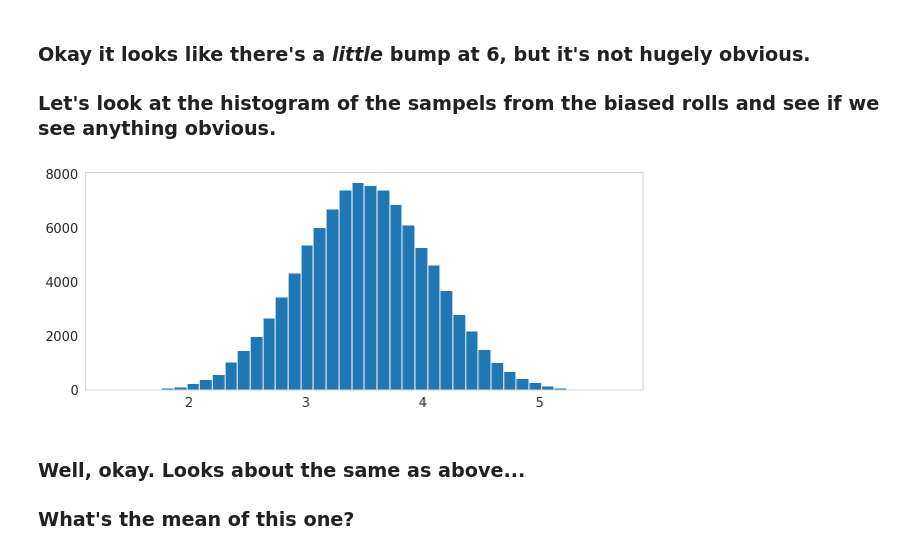
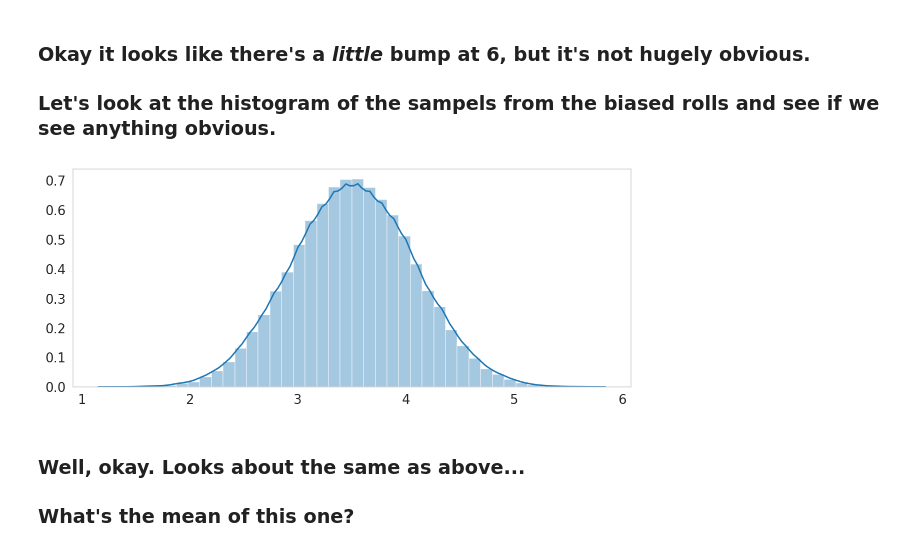
Before and after one commit to COGS108/Lectures-Fa19, a Jupyter notebook: COGS108Fa19-Lecture10.ipynb, the cells around one changed output. Saved outputs shown, nothing was run; the diff lists cells and outputs as text; code cells hidden in the pictures.

```diff
--- a/COGS108Fa19-Lecture10.ipynb
+++ b/COGS108Fa19-Lecture10.ipynb
@@ -55,11 +60,12 @@ Wall time: 2.17 s
 # the reason this is faster is because when you append, as we did above, numpy has to grow the array each loop
 
 num_rolls = 100000
+simulated_rolls = []
 
 def rollDie(number):
     roll = np.zeros((number, 1)) # initialize your vector
     for i in range(number):
-        roll[i] = random.randint(1,6)
+        roll[i] = random.randint(die_range[0],die_range[1])
     return roll
 
 simulated_rolls = rollDie(num_rolls)
@@ -89,14 +96,15 @@ Wall time: 97.2 ms
 ### Also plot the histogram of the results
 # %%
 num_rolls = 1000000
+simulated_rolls = []
 
-simulated_rolls = [random.randint(1,6) for i in range(num_rolls)]
+simulated_rolls = [random.randint(die_range[0],die_range[1]) for i in range(num_rolls)]
 
 # np.unique finds the unique values are in our data (1, 2, 3, 4, 5, 6)
 # and np.size asks how many there are (6)
 # we then use that to define the number of bins we want in our histogram
 number_of_bins = np.size(np.unique(simulated_rolls))
 
-plt.hist(simulated_rolls, number_of_bins)
+sns.distplot(simulated_rolls, bins=number_of_bins, kde=False)
 plt.show()
 # %% [output]
@@ -117,11 +125,13 @@ for i in range(samples):
     # this gives us a low range and a high range to average across
     # the low range (0,10,20,etc) is just i*10
     # the high range is that, plus 9
-    low_range = i*10
-    high_range = low_range+9
+    low_range = i*chuck_size
+    high_range = low_range+(chuck_size-1)
     roll_avg[i] = np.mean(simulated_rolls[low_range:high_range]) # average the chunks
 
+number_of_bins = np.size(np.unique(roll_avg))
+
 # plot the histogram!
-plt.hist(roll_avg, np.size(np.unique(roll_avg)))
+sns.distplot(roll_avg, bins=number_of_bins, kde=True)
 plt.show()
 # %% [output]
@@ -142,11 +152,11 @@ simulated_biased_rolls = rollDie(num_rolls)
 
 # we're going to replace approximately 0.5% of each non-six result with a 6 to simulated a biased die
 percent_bias = 0.005
-replace_size = np.around((num_rolls/number_of_bins)*percent_bias)
+replace_size = np.around((num_rolls/unique_numbers)*percent_bias)
 replace_size = replace_size.astype(int)
 
 # loop from 1 to 5
-for i in range((number_of_bins-1)):
+for i in range((unique_numbers-1)):
     idx = np.where(simulated_biased_rolls==(i+1)) # find each instance of i+1 as the die result
     replace_idx = np.random.choice(idx[0], size=replace_size, replace=True)
     simulated_biased_rolls[replace_idx] = 6
@@ -163,20 +173,22 @@ plt.show()
 ### Okay it looks like there's a <em>little</em> bump at 6, but it's not hugely obvious.
 ### Let's look at the histogram of the sampels from the biased rolls and see if we see anything obvious.
 # %%
-chuck_size = 10
-samples = num_rolls//chuck_size
+chunk_size = 10
+samples = num_rolls//chunk_size
 biased_roll_avg = np.zeros((samples, 1))
 
 for i in range(samples):
-    low_range = i*10
-    high_range = low_range+9
+    low_range = i*chunk_size
+    high_range = low_range+(chunk_size-1)
     biased_roll_avg[i] = np.mean(simulated_biased_rolls[low_range:high_range]) # average the chunks
 
+number_of_bins = np.size(np.unique(biased_roll_avg))
+
 # plot the histogram!
-plt.hist(biased_roll_avg, np.size(np.unique(biased_roll_avg)))
+sns.distplot(biased_roll_avg, bins=number_of_bins, kde=True)
 plt.show()
 # %% [output]
-[figure, old version]
+[figure, new version]
 # %% [markdown]
 ### Well, okay. Looks about the same as above...
 ### What's the mean of this one?
```
Also changed, not shown: parts of 16 cells of this notebook.
